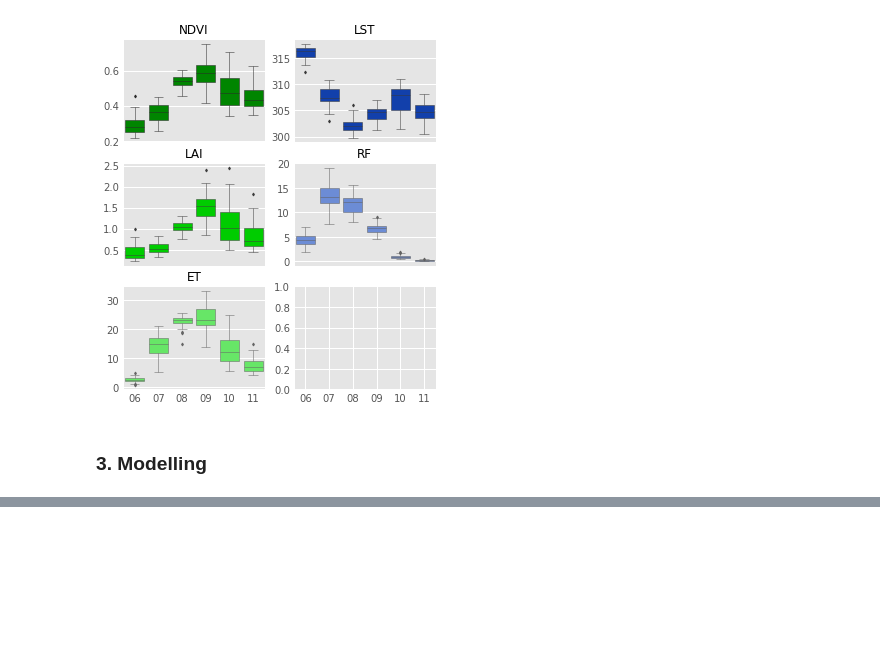
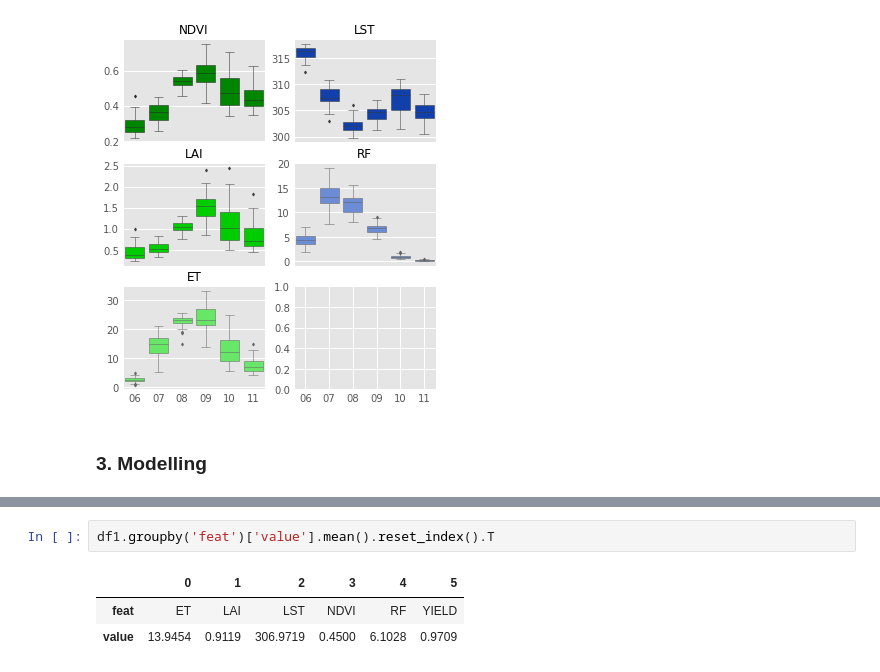
Before and after one commit to abessalov/Ocean_Dimitra_Bounty, a Jupyter notebook: 2_Time_Series.ipynb, the cells around one changed output, grey strips where cells are left out. Drawn from its saved outputs; the diff is of its cells as text; blank space fills up the shorter version.

```diff
--- a/2_Time_Series.ipynb
+++ b/2_Time_Series.ipynb
@@ -169,0 +299,6 @@ df12[:3]
+# %%
+df1.groupby('feat')['value'].mean().reset_index().T
+# %% [output]
+|  | 0 | 1 | 2 | 3 | 4 | 5 |
+| feat | ET | LAI | LST | NDVI | RF | YIELD |
+| value | 13.9454 | 0.9119 | 306.9719 | 0.4500 | 6.1028 | 0.9709 |
```
Also changed, not shown: parts of 14 cells of this notebook, 2 other files.
